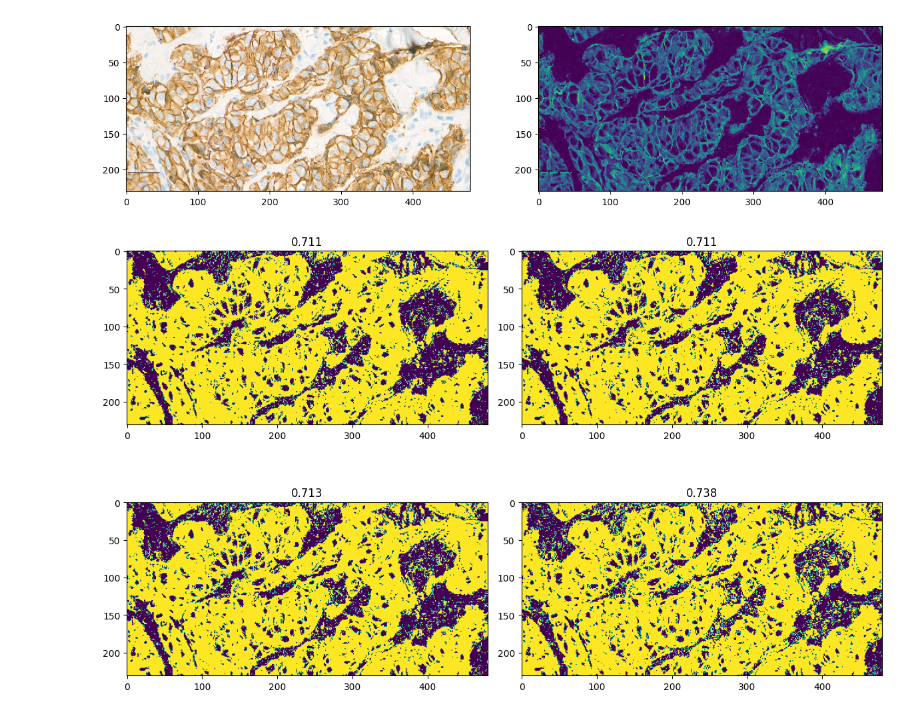
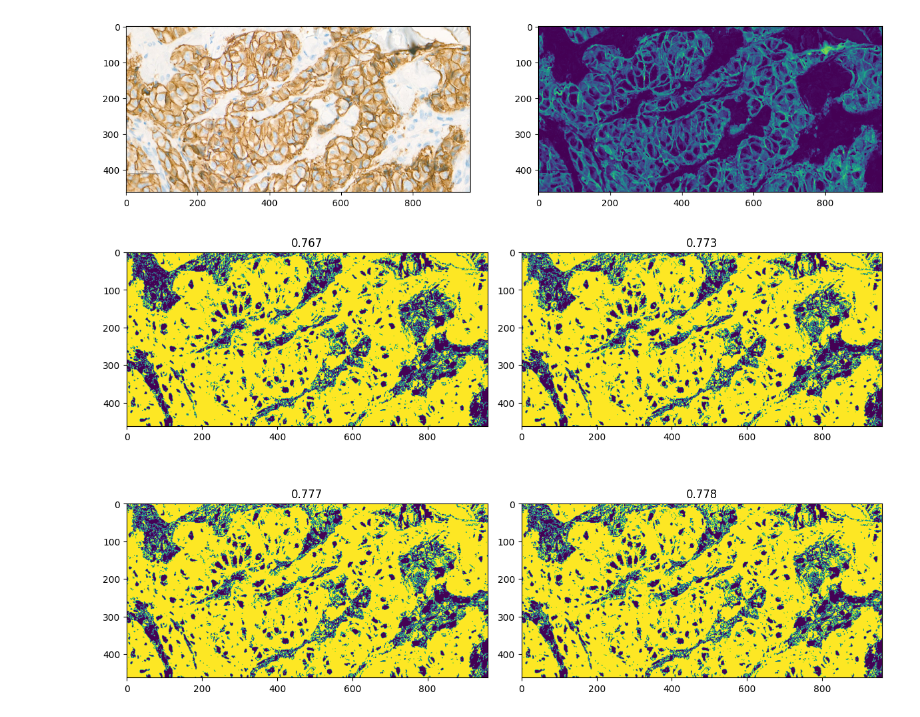
Before and after one commit to Surayuth/her2ml, a Jupyter notebook: notebooks/contrast_enhancement.ipynb, the cells around one changed output. Drawn from its saved outputs; the diff is of its cells as text; code cells hidden in the pictures.

```diff
--- a/notebooks/contrast_enhancement.ipynb
+++ b/notebooks/contrast_enhancement.ipynb
@@ -33,7 +33,7 @@ def extract_mask(img):
 # %%
 #path = "/home/surayuth/her2/Data_Chula/19 Nov 04 Her2 2+ D+/04 HER2 2+ D+ (1).JPG"
 path = "/home/surayuth/her2/Data_Chula/3 April HER2 3+ D+ case 1/HER2 3+ D+_1 (8).jpg"
-img = read_image(path)
+img = read_image(path, scale=0.5)
 cont_mask = extract_mask(img)
 
 fig, (ax1, ax2) = plt.subplots(1, 2, figsize=(15, 8))
@@ -45,22 +45,22 @@ ax2.imshow(cont_mask)
 # %%
 prep_mask = np.round(cont_mask / cont_mask.max() * 255).astype(np.uint8)
 
-th = 15
+th = 10
 ksize = 3
 
 fig, axs = plt.subplots(2, 2, figsize=(12, 8))
 for i, s in enumerate([4, 8, 16, 32]):
     kernel = np.ones((ksize,ksize),np.uint8)
     clahe = cv2.createCLAHE(clipLimit=2., tileGridSize=(s, s))
     cl1 = clahe.apply(prep_mask)
     h, w= cl1.shape
     cl_mask = cl1 > th
     closing = cl_mask
     #closing = cv2.morphologyEx((cl_mask * 255).astype(np.uint8), cv2.MORPH_CLOSE, kernel)
     area = h * w
     axs[i // 2, i % 2].imshow(closing)
     axs[i // 2, i % 2].set_title(np.round(closing.sum() / area, 3))
 
 fig.tight_layout()
 # %% [output]
-[figure, old version]
+[figure, new version]
```
Also changed, not shown: parts of 4 cells of this notebook, 1 other file.
